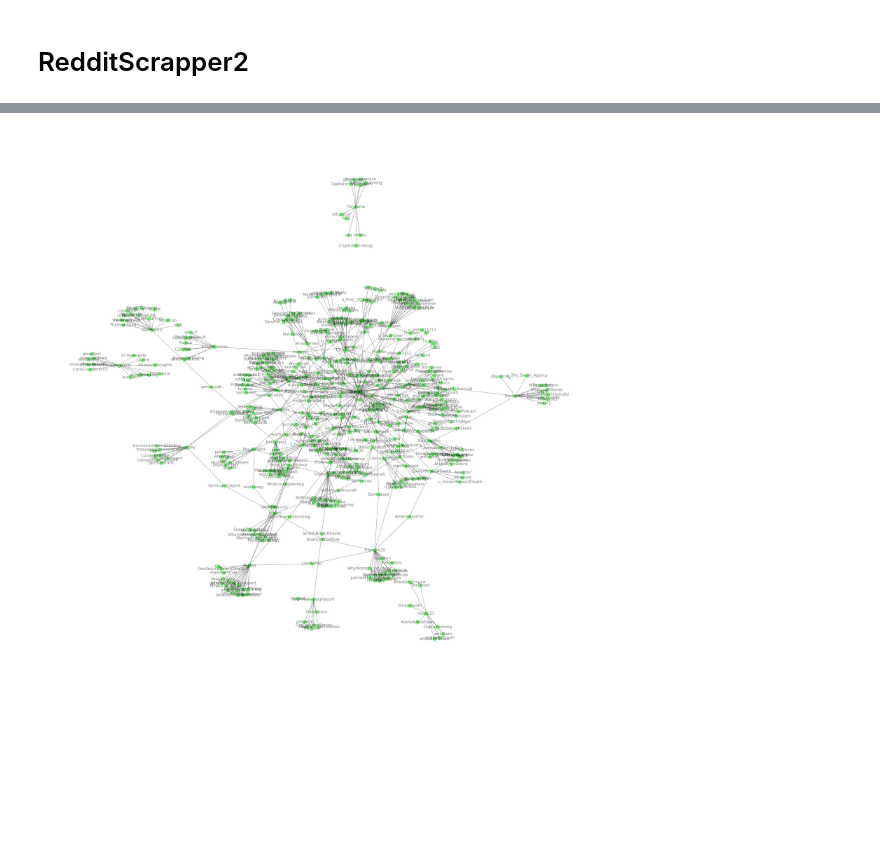
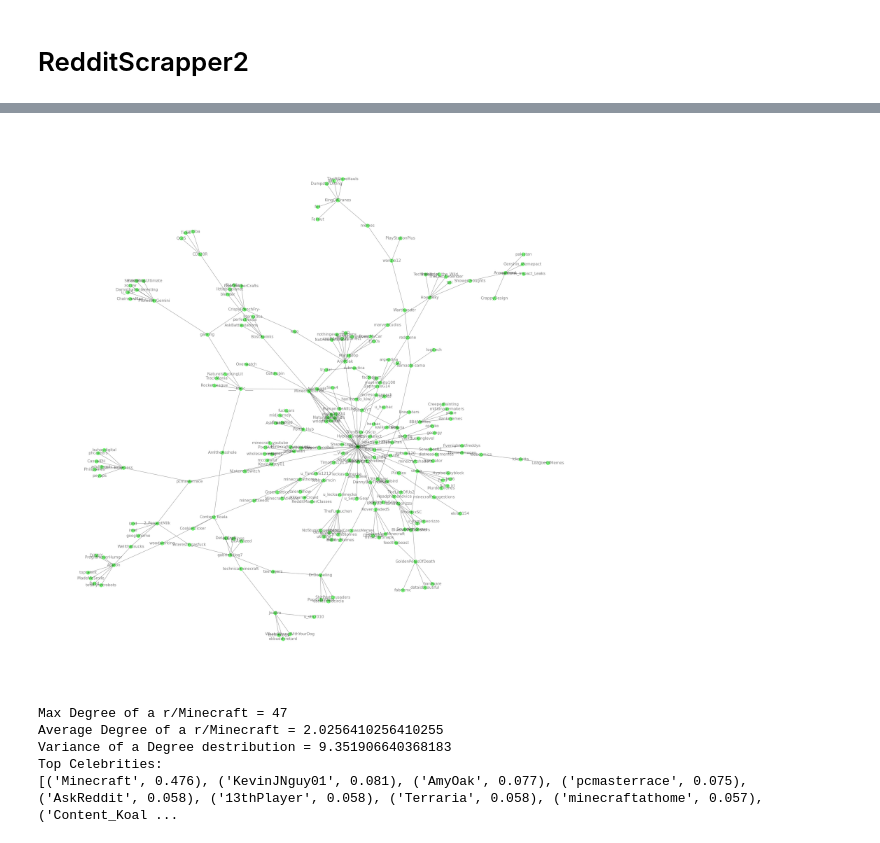
Before and after one commit to kaledgar/CplxNtwrk2023, a Jupyter notebook: CplxNtwrks3/RedditScrap2.ipynb, the cells around one changed output, grey strips where cells are left out. Cells and saved outputs as stored; diff of their text form; code cells hidden in the pictures; blank space fills up the shorter version.

```diff
--- a/CplxNtwrks3/RedditScrap2.ipynb
+++ b/CplxNtwrks3/RedditScrap2.ipynb
@@ -17,7 +17,7 @@ reddit = praw.Reddit(client_id='vlH31uoAfN_ZjJOxsHXjlA',
 # %%
 #functions
 
-def get_posts(subred_name, n):
+def get_posts(subred_name, n, type = 'top'):
     subreddit = reddit.subreddit(subred_name)
     posts_info = []
 
@@ -79,12 +79,14 @@ def scrap_celebrities(user_name_list, number = 5):
 
     return df
 
-def graph_visual(g, no_it = 50, k_val = 0.2):
+def graph_visual(g, no_it = 50, k_val = 0.2, font_siz = 15):
     figure(figsize=(30, 30))
     gc = g.subgraph(sorted(nx.connected_components(g), key=len, reverse=True)[0])
     layout = nx.spring_layout(gc, k = k_val, iterations=no_it, scale = 10)
-    nx.draw(gc, layout, node_color='lime', node_size=190, with_labels = True, font_size =15, alpha = 0.5)
+    nx.draw(gc, layout, node_color='lime', node_size=190, with_labels = True, font_size = font_siz, alpha = 0.5)
+    plt.savefig(f'{g}_visual.png')
     plt.show()
+    plt.close()
 
 def graph_distribution_info(G, name):
     degree_sequence = sorted((d for n, d in G.degree()), reverse=True)
@@ -127,7 +129,9 @@ def graph_distribution_info(G, name):
     ax2.set_ylabel("# of Nodes")
 
     fig.tight_layout()
+    plt.savefig(f'{g}_visual_info.png')
     plt.show()
+    plt.close()
 # %%
 def remove_value(arr, *args):
     # Create a boolean mask for elements that don't match any of the args
@@ -138,8 +142,9 @@ def remove_value(arr, *args):
     filtered_arr = arr[mask]
     return filtered_arr
 # %%
-top_authors = get_subreddit_top_authors('Minecraft', n_posts = 2000, graph = True)
+authors = get_subreddit_top_authors('Minecraft', n_posts = 20000, graph = True)
+authors_list = authors['author'].unique()
 
-print(top_authors)
+print(len(authors_list))
 # %% [output]
 [figure]
@@ -200,0 +152,4 @@ df_scrapped = scrap_celebrities(top_authors_list, 30)
+# %%
+dataframe_celebrities = scrap_celebrities(authors_list, 10)
+
+dataframe_celebrities['user_name'].nunique()
@@ -201,9 +175,13 @@ df_scrapped = scrap_celebrities(top_authors_list, 30)
 # %%
-#to graph
+g = nx.from_pandas_edgelist(dataframe_celebrities, source='user_name', target='subreddit_name')
 
-df_scrapped['user_name'].nunique()
-g = nx.from_pandas_edgelist(df_scrapped, source='user_name', target='subreddit_name')
+graph_visual(g, no_it = 250, k_val = 0.35)
 
-graph_visual(g)
+graph_distribution_info(g, 'r/Minecraft')
 # %% [output]
-[figure, old version]
+[figure, new version]
+Max Degree of a r/Minecraft = 47
+Average Degree of a r/Minecraft = 2.0256410256410255
+Variance of a Degree destribution = 9.351906640368183
+Top Celebrities:
+[('Minecraft', 0.476), ('KevinJNguy01', 0.081), ('AmyOak', 0.077), ('pcmasterrace', 0.075), ('AskReddit', 0.058), ('13thPlayer', 0.058), ('Terraria', 0.058), ('minecraftathome', 0.057), ('Content_Koal ...
```
Also changed, not shown: parts of 11 cells of this notebook, 22 other files.
